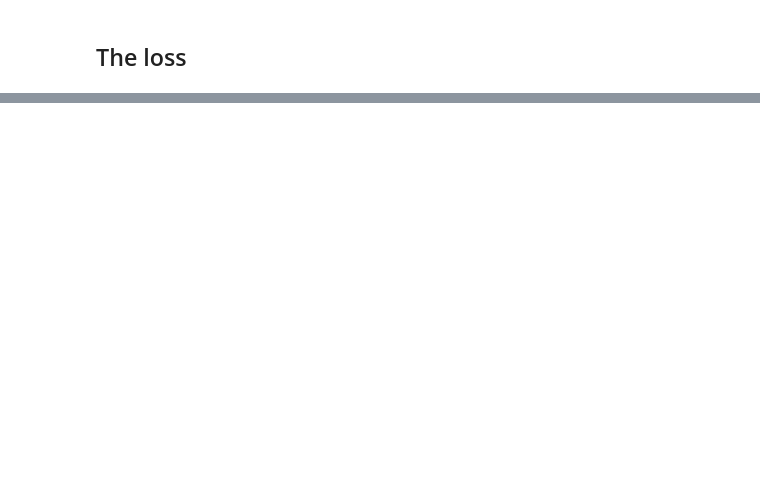
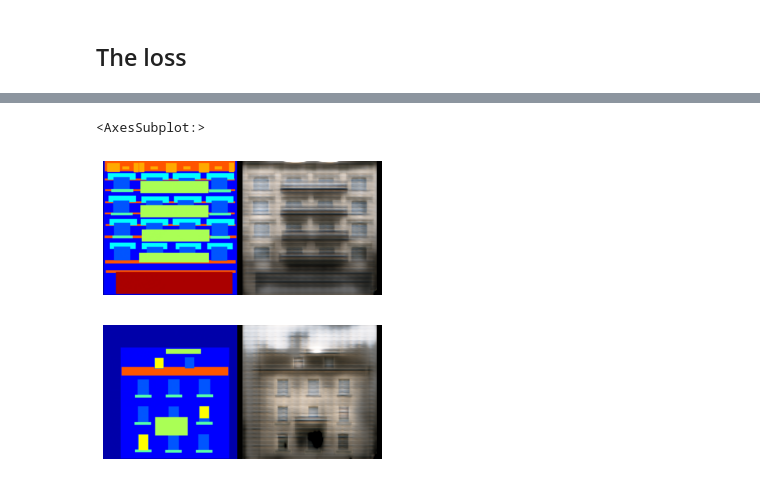
Before and after one commit to ababino/fastpapers, a Jupyter notebook: 01_isola2017image.ipynb, the cells around one changed output, grey strips where cells are left out. Cells and saved outputs as stored; diff of their text form; code cells hidden in the pictures; blank space fills up the shorter version.

```diff
--- a/01_isola2017image.ipynb
+++ b/01_isola2017image.ipynb
@@ -110,0 +150,5 @@ learn.show_results(max_n=1, ds_idx=0)
+# %%
+test_files = get_test_files(path_base.parent)
+ImageNTuple(learn.predict(test_files[0][0])[0]).show()
+ImageNTuple(learn.predict(test_files[1][0])[0]).show()
+# %% [output]
@@ -111,3 +157,6 @@ learn.show_results(max_n=1, ds_idx=0)
+<AxesSubplot:>
+[figure, added]
+[figure, added]
 # %%
 from nbdev.export import *
 notebook2script()
```
Also changed, not shown: parts of 17 cells of this notebook, 2 other files.
